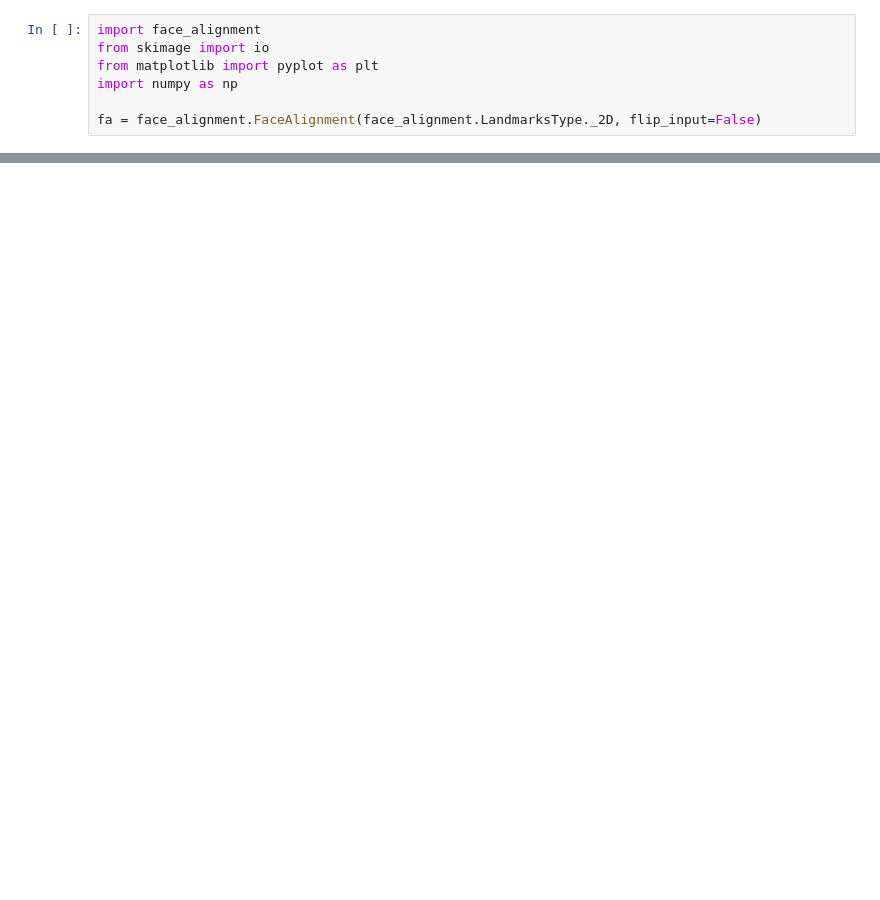
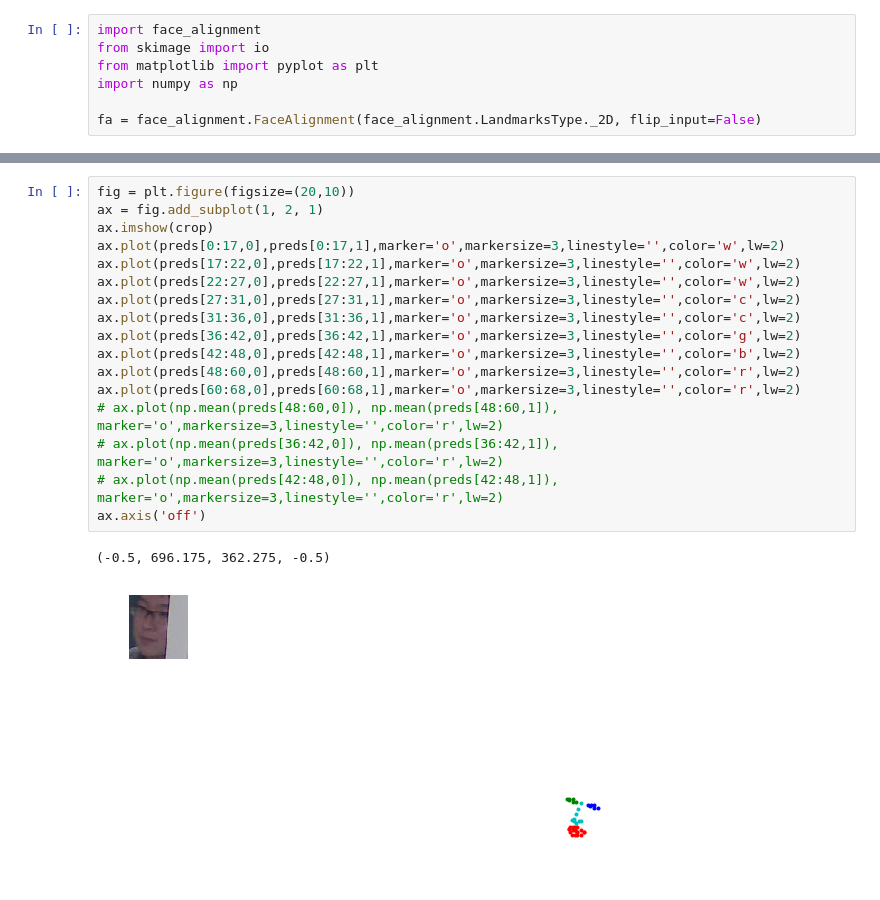
Before and after one commit to sumandroid12/face_det, a Jupyter notebook: tet.ipynb, the cells around one changed output, grey strips where cells are left out. Drawn from its saved outputs; the diff is of its cells as text; blank space fills up the shorter version.

```diff
--- a/tet.ipynb
+++ b/tet.ipynb
@@ -61,0 +50,20 @@ plt.imshow(crop)
+# %%
+fig = plt.figure(figsize=(20,10))
+ax = fig.add_subplot(1, 2, 1)
+ax.imshow(crop)
+ax.plot(preds[0:17,0],preds[0:17,1],marker='o',markersize=3,linestyle='',color='w',lw=2)
+ax.plot(preds[17:22,0],preds[17:22,1],marker='o',markersize=3,linestyle='',color='w',lw=2)
+ax.plot(preds[22:27,0],preds[22:27,1],marker='o',markersize=3,linestyle='',color='w',lw=2)
+ax.plot(preds[27:31,0],preds[27:31,1],marker='o',markersize=3,linestyle='',color='c',lw=2)
+ax.plot(preds[31:36,0],preds[31:36,1],marker='o',markersize=3,linestyle='',color='c',lw=2)
+ax.plot(preds[36:42,0],preds[36:42,1],marker='o',markersize=3,linestyle='',color='g',lw=2)
+ax.plot(preds[42:48,0],preds[42:48,1],marker='o',markersize=3,linestyle='',color='b',lw=2)
+ax.plot(preds[48:60,0],preds[48:60,1],marker='o',markersize=3,linestyle='',color='r',lw=2)
+ax.plot(preds[60:68,0],preds[60:68,1],marker='o',markersize=3,linestyle='',color='r',lw=2)
+# ax.plot(np.mean(preds[48:60,0]), np.mean(preds[48:60,1]), marker='o',markersize=3,linestyle='',color='r',lw=2)
+# ax.plot(np.mean(preds[36:42,0]), np.mean(preds[36:42,1]), marker='o',markersize=3,linestyle='',color='r',lw=2)
+# ax.plot(np.mean(preds[42:48,0]), np.mean(preds[42:48,1]), marker='o',markersize=3,linestyle='',color='r',lw=2)
+ax.axis('off')
+# %% [output]
+(-0.5, 696.175, 362.275, -0.5)
+[figure, added]
```
Also changed, not shown: parts of 2 cells of this notebook, 1 other file.
